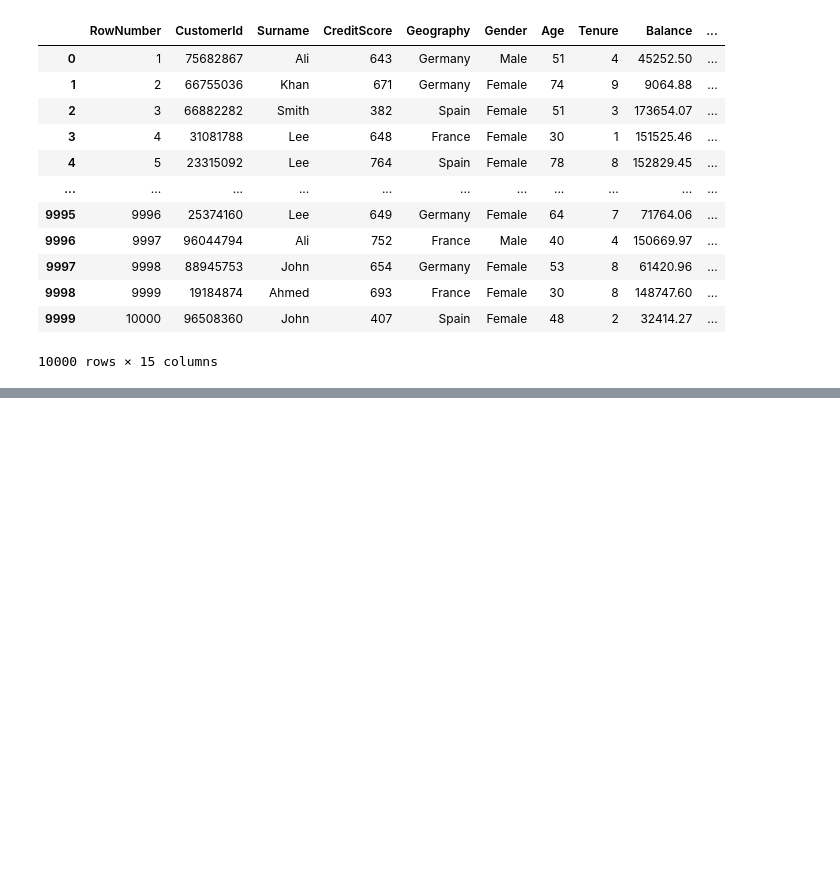
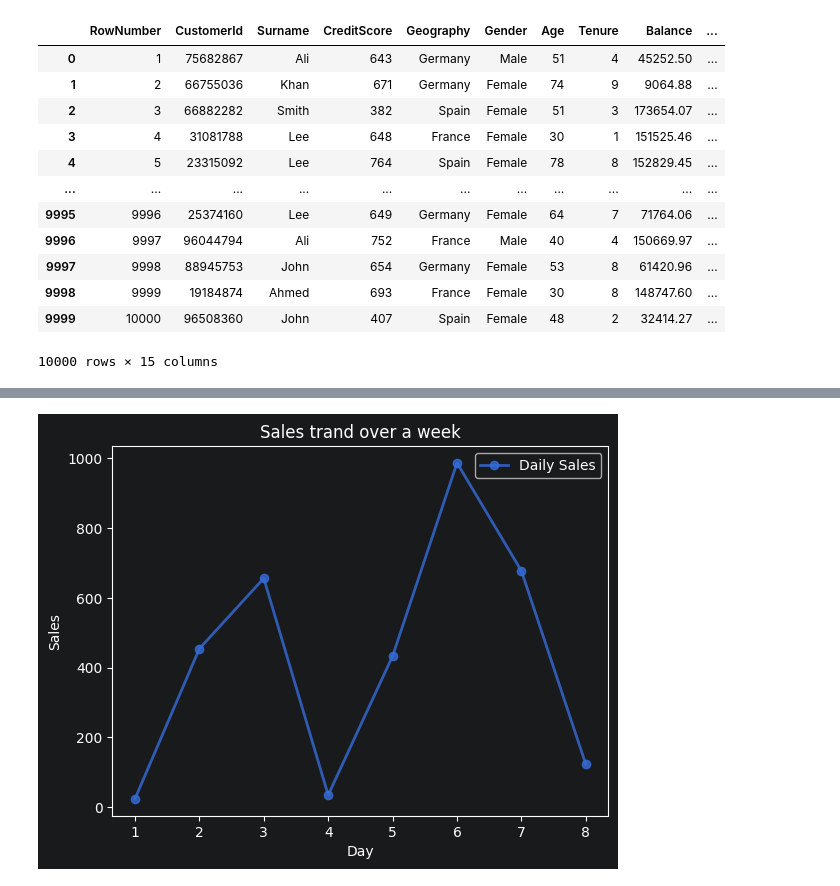
Before and after one commit to mudasirahmad56/PYTHON, a Jupyter notebook: chapter01.ipynb, the cells around one changed output, grey strips where cells are left out. Drawn from its saved outputs; the diff is of its cells as text; code cells hidden in the pictures; blank space fills up the shorter version.

```diff
--- a/chapter01.ipynb
+++ b/chapter01.ipynb
@@ -1675,0 +1689,16 @@ df.dropna()
+# %%
+days = [1,2,3,4,5,6,7,8]
+sales = [23,454,656,34,433,987,677,122]
+
+plt.plot(days,sales,
+         marker='o',
+         linewidth=2,
+         alpha=0.8,
+         label="Daily Sales")
+plt .xlabel("Day")
+plt.ylabel("Sales")
+plt.title("Sales trand over a week")
+plt.legend()
+plt.show()
+# %% [output]
+[figure, added]
```
Also changed, not shown: parts of 9 cells of this notebook.
